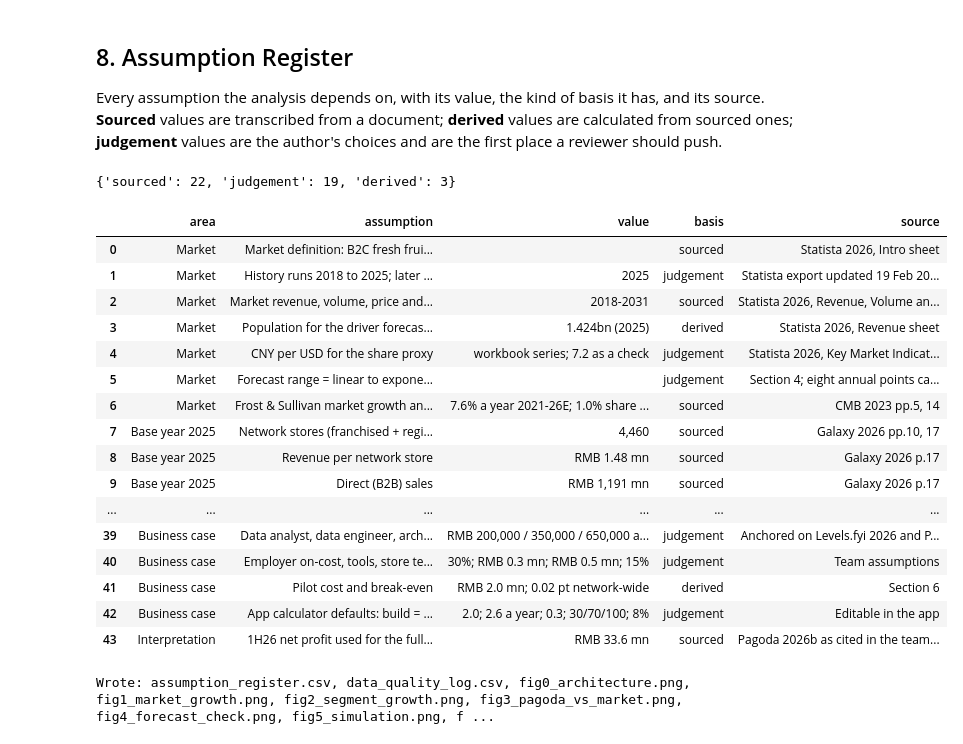
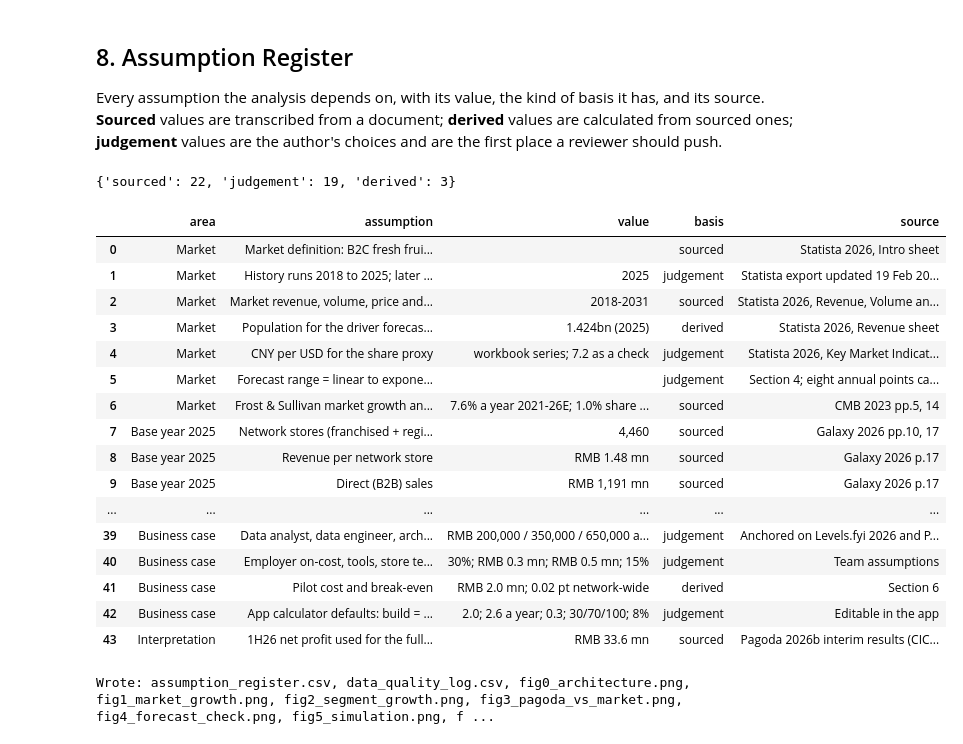
Before and after one commit to andrizomai/Pagoda-Business-Analytics-, a Jupyter notebook: pagoda_capstone_analytics_(MSBA).ipynb, the cells around one changed output. Saved outputs shown, nothing was run; the diff lists cells and outputs as text; code cells hidden in the pictures.

```diff
--- a/pagoda_capstone_analytics_(MSBA).ipynb
+++ b/pagoda_capstone_analytics_(MSBA).ipynb
@@ -1492,35 +1492,35 @@ REG = [
     ("Business case", "Pilot design: stores, regions, length, gate and target", f"{PILOT_STORES} stores; one tier-1 and one lower-tier city; {PILOT_MONTHS} months; gate +0.1 pt, target +0.3 pt", "judgement", "Section 6; power check after two months, expand to 150-200 stores if needed"),
     ("Business case", "Analytics lead / data scientist pay", "RMB 430,000 a year", "sourced", "Levels.fyi 2026, Shenzhen data scientist median"),
     ("Business case", "Data analyst, data engineer, architect pay", "RMB 200,000 / 350,000 / 650,000 a year", "judgement", "Anchored on Levels.fyi 2026 and Payscale 2025 (small samples, big-tech skew)"),
     ("Business case", "Employer on-cost, tools, store tests, contingency", "30%; RMB 0.3 mn; RMB 0.5 mn; 15%", "judgement", "Team assumptions"),
     ("Business case", "Pilot cost and break-even", f"RMB {pilot_total:.1f} mn; {pilot_total / pt_value:.2f} pt network-wide", "derived", "Section 6"),
     ("Business case", "App calculator defaults: build = pilot cost, running cost = team kept after rollout, gain 0.3 pt, ramp 30/70/100%, discount 8%", f"{pilot_total:.1f}; {run_cost:.1f} a year; 0.3; 30/70/100; 8%", "judgement", "Editable in the app"),
-    ("Interpretation", "1H26 net profit used for the full-year comparison", "RMB 33.6 mn", "sourced", "Pagoda 2026b as cited in the team report (CICC 2026 p.4 gives 34)"),
+    ("Interpretation", "1H26 net profit used for the full-year comparison", "RMB 33.6 mn", "sourced", "Pagoda 2026b interim results (CICC 2026 p.4 gives 34)"),
 ]
 register = pd.DataFrame(REG, columns=["area", "assumption", "value", "basis", "source"])
 register.to_csv(OUT / "assumption_register.csv", index=False)
 print(register.basis.value_counts().to_dict())
 with pd.option_context("display.max_colwidth", 140, "display.max_rows", 100):
     display(register)
 # %% [output]
 {'sourced': 22, 'judgement': 19, 'derived': 3}
 |  | area | assumption | value | basis | source |
 | 0 | Market | Market definition: B2C fresh frui... |  | sourced | Statista 2026, Intro sheet |
 | 1 | Market | History runs 2018 to 2025; later ... | 2025 | judgement | Statista export updated 19 Feb 20... |
 | 2 | Market | Market revenue, volume, price and... | 2018-2031 | sourced | Statista 2026, Revenue, Volume an... |
 | 3 | Market | Population for the driver forecas... | 1.424bn (2025) | derived | Statista 2026, Revenue sheet |
 | 4 | Market | CNY per USD for the share proxy | workbook series; 7.2 as a check | judgement | Statista 2026, Key Market Indicat... |
 | 5 | Market | Forecast range = linear to expone... |  | judgement | Section 4; eight annual points ca... |
 | 6 | Market | Frost & Sullivan market growth an... | 7.6% a year 2021-26E; 1.0% share ... | sourced | CMB 2023 pp.5, 14 |
 | 7 | Base year 2025 | Network stores (franchised + regi... | 4,460 | sourced | Galaxy 2026 pp.10, 17 |
 | 8 | Base year 2025 | Revenue per network store | RMB 1.48 mn | sourced | Galaxy 2026 p.17 |
 | 9 | Base year 2025 | Direct (B2B) sales | RMB 1,191 mn | sourced | Galaxy 2026 p.17 |
 | ... | ... | ... | ... | ... | ... |
 | 39 | Business case | Data analyst, data engineer, arch... | RMB 200,000 / 350,000 / 650,000 a... | judgement | Anchored on Levels.fyi 2026 and P... |
 | 40 | Business case | Employer on-cost, tools, store te... | 30%; RMB 0.3 mn; RMB 0.5 mn; 15% | judgement | Team assumptions |
 | 41 | Business case | Pilot cost and break-even | RMB 2.0 mn; 0.02 pt network-wide | derived | Section 6 |
 | 42 | Business case | App calculator defaults: build = ... | 2.0; 2.6 a year; 0.3; 30/70/100; 8% | judgement | Editable in the app |
-| 43 | Interpretation | 1H26 net profit used for the full... | RMB 33.6 mn | sourced | Pagoda 2026b as cited in the team... |
+| 43 | Interpretation | 1H26 net profit used for the full... | RMB 33.6 mn | sourced | Pagoda 2026b interim results (CIC... |
 # %%
 # Export everything the dashboard and the report tables need
 def clean(o):
```
Also changed, not shown: parts of 1 cell of this notebook, 4 other files.
